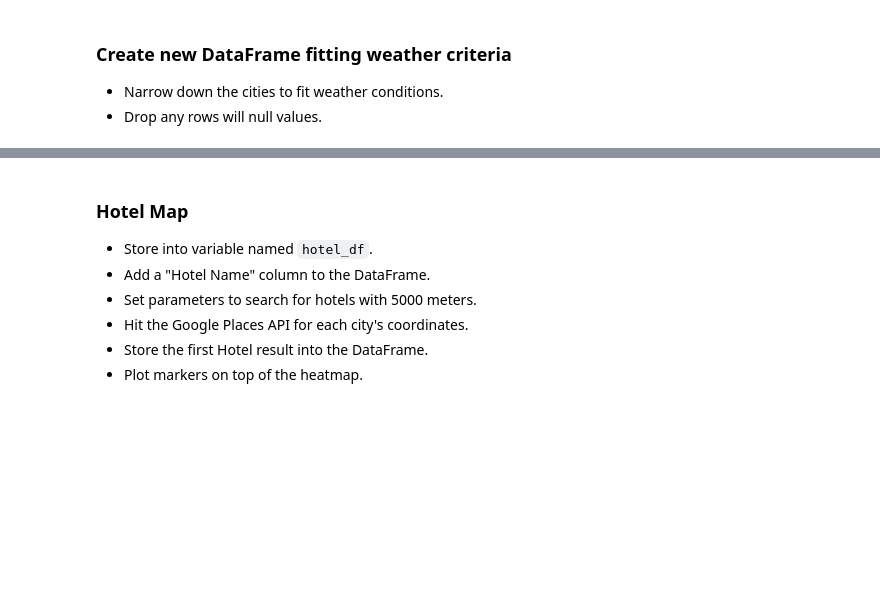
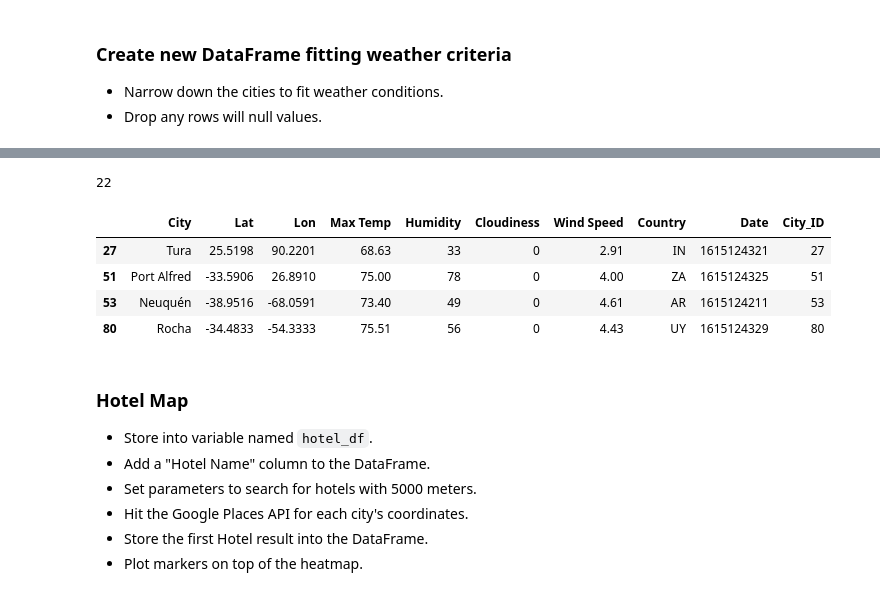
Before and after one commit to rnwokoye/python-api-challenge, a Jupyter notebook: VacationPy/VacationPy.ipynb, the cells around one changed output, grey strips where cells are left out. Drawn from its saved outputs; the diff is of its cells as text; code cells hidden in the pictures; blank space fills up the shorter version.

```diff
--- a/VacationPy/VacationPy.ipynb
+++ b/VacationPy/VacationPy.ipynb
@@ -51,3 +103,15 @@ my_csvDF.head(10)
+# %%
+# drop na values:
+idealWeatherDF = idealWeatherDF.dropna()
+print(len(idealWeatherDF))
+idealWeatherDF.head(4)
+# %% [output]
+22
+|  | City | Lat | Lon | Max Temp | Humidity | Cloudiness | Wind Speed | Country | Date | City_ID |
+| 27 | Tura | 25.5198 | 90.2201 | 68.63 | 33 | 0 | 2.91 | IN | 1615124321 | 27 |
+| 51 | Port Alfred | -33.5906 | 26.8910 | 75.00 | 78 | 0 | 4.00 | ZA | 1615124325 | 51 |
+| 53 | Neuquén | -38.9516 | -68.0591 | 73.40 | 49 | 0 | 4.61 | AR | 1615124211 | 53 |
+| 80 | Rocha | -34.4833 | -54.3333 | 75.51 | 56 | 0 | 4.43 | UY | 1615124329 | 80 |
 # %% [markdown]
 ### Hotel Map
 * Store into variable named `hotel_df`.
```
Also changed, not shown: parts of 23 cells of this notebook, 1 other file.
